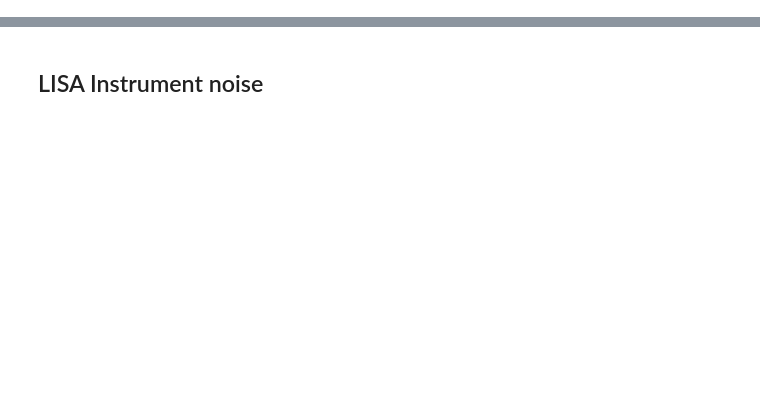
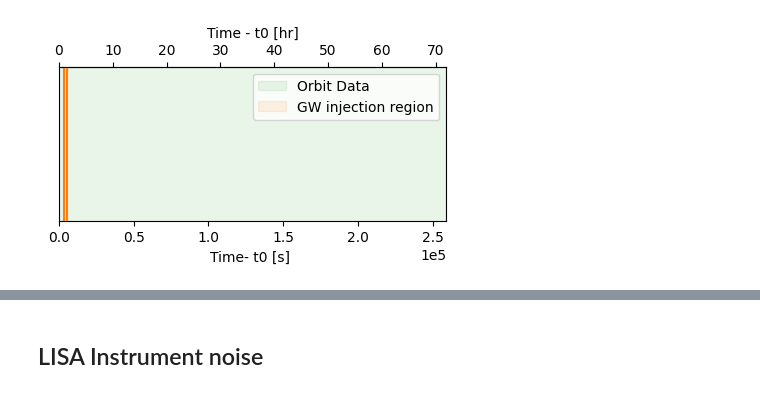
Before and after one commit to avivajpeyi/lisa_notes, a Jupyter notebook: src/notebooks/simulating_lisa_data.ipynb, the cells around one changed output, grey strips where cells are left out. Cells and saved outputs as stored; diff of their text form; code cells hidden in the pictures; blank space fills up the shorter version.

```diff
--- a/src/notebooks/simulating_lisa_data.ipynb
+++ b/src/notebooks/simulating_lisa_data.ipynb
@@ -51,0 +204,51 @@ Code to simulate different types of GW signals (given the LISA orbits)
+# %%
+gws = []
+
+# Setup GW Response data lenghts
+N_HOURS_OF_OBS = 0.5  # hours
+duration = SEC_IN_HOUR * N_HOURS_OF_OBS  # s
+size = duration * fs  # samples
+t0 = orbits_t0 + 1 * SEC_IN_HOUR  # s
+data_kwgs = dict(t0=t0, dt=dt, size=size, orbits=orbits_fn)
+
+
+def plot_orbit_data_region_vs_gw_response_region():
+    gw_injection_region = [t0, (t0 + duration)]
+
+    plt.figure(figsize=(5, 2))
+    # shade region from orbit_t[0] to orbit_t[-1]
+    plt.axvspan(
+        0, (orbit_t[-1] - orbits_t0 ),
+        alpha=0.1, color='tab:green',
+        label='Orbit Data'
+    )
+
+    plt.axvspan(
+                (gw_injection_region[0] - orbits_t0),
+                (gw_injection_region[1] - orbits_t0),
+        alpha=0.1, color='tab:orange',
+        label='GW injection region'
+    )
+    plt.axvline((gw_injection_region[0] - orbits_t0), color='tab:orange')
+    plt.axvline((gw_injection_region[1] - orbits_t0), color='tab:orange')
+
+    # remove y-axis labels
+    plt.yticks([])
+    plt.xlabel('Time- t0 [s] ')
+    # use Sci notation for xticks
+    plt.ticklabel_format(axis='x', style='sci', scilimits=(0, 0))
+
+    # add secondary xticks on top of plot in hours
+    sec2hr = lambda x: x / SEC_IN_HOUR
+    hr2sec = lambda x: x * SEC_IN_HOUR
+
+    ax = plt.gca()
+    secax = ax.secondary_xaxis('top', functions=(sec2hr, hr2sec))
+    secax.set_xlabel('Time - t0 [hr]')
+
+
+    plt.xlim(0, orbit_duration)
+    _ = plt.legend(loc='upper right')
+
+plot_orbit_data_region_vs_gw_response_region()
+# %% [output]
@@ -52,2 +256,3 @@ Code to simulate different types of GW signals (given the LISA orbits)
+[figure, added]
 # %%
 # Create a flat-spectrum source
```
Also changed, not shown: parts of 30 cells of this notebook, 1 other file.
